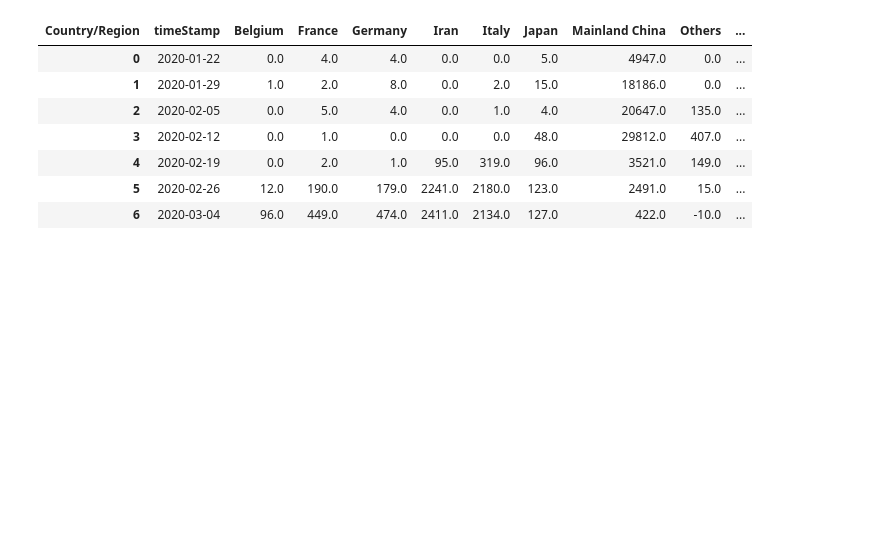
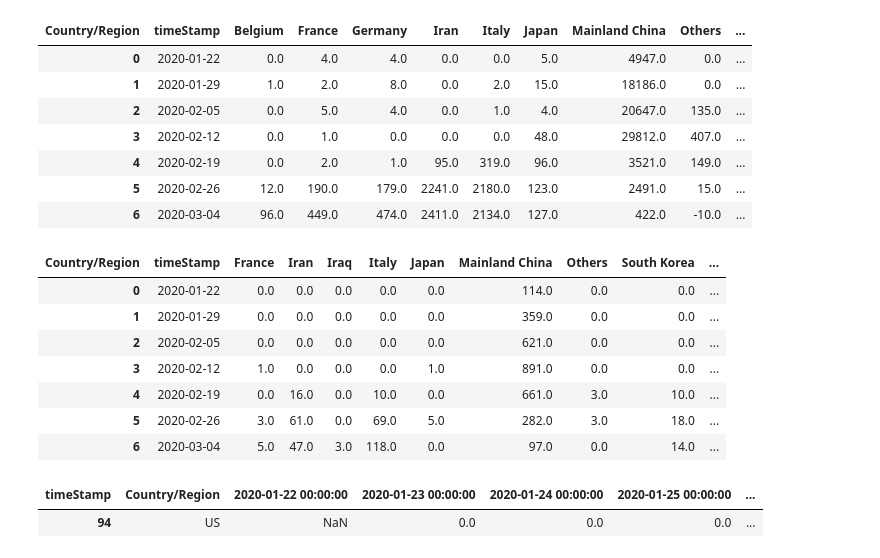
Before and after one commit to mchirico/COVID-19, a Jupyter notebook: COVID_19.ipynb, the cells around one changed output. Saved outputs shown, nothing was run; the diff lists cells and outputs as text; code cells hidden in the pictures; blank space fills up the shorter version.

```diff
--- a/COVID_19.ipynb
+++ b/COVID_19.ipynb
@@ -74,3 +76,8 @@ d.head()
 | 2 | Chongqing | Mainland China | 30.0572 | 107.8740 | 6 | 9 | 27 | 57 | 75 | ... |
 | 3 | Fujian | Mainland China | 26.0789 | 117.9874 | 1 | 5 | 10 | 18 | 35 | ... |
 | 4 | Gansu | Mainland China | 36.0611 | 103.8343 | 0 | 2 | 2 | 4 | 7 | ... |
+# %%
+# Deaths
+url='https://raw.githubusercontent.com/CSSEGISandData/COVID-19/master/csse_covid_19_data/csse_covid_19_time_series/time_series_19-covid-Deaths.csv'
+dt=pd.read_csv(url)
+dt.head()
@@ -86,3 +100,9 @@ m.head()
 | 2 | Chongqing | Mainland China | 30.0572 | 107.8740 | 2020-01-22 | 6 |
 | 3 | Fujian | Mainland China | 26.0789 | 117.9874 | 2020-01-22 | 1 |
 | 4 | Gansu | Mainland China | 36.0611 | 103.8343 | 2020-01-22 | 0 |
+# %%
+# deaths
+mt=pd.melt(dt, id_vars=['Province/State', 'Country/Region', 'Lat', 'Long'], value_vars=d.columns[4::])
+mt.columns = ['Province/State', 'Country/Region', 'Lat', 'Long', 'timeStamp', 'value']
+mt['timeStamp'] = mt['timeStamp'].apply(lambda x: datetime.strptime(x,'%m/%d/%y'))
+mt.head()
@@ -103,3 +130,13 @@ n.head()
 | Anhui | Mainland China | 31.8257 | 117.2264 | 1 | 9 | 15 | 39 | 60 | ... |
 | Beijing | Mainland China | 40.1824 | 116.4142 | 14 | 22 | 36 | 41 | 68 | ... |
 | Bergen County, NJ | US | 40.9263 | -74.0770 | 0 | 0 | 0 | 0 | 0 | ... |
+# %%
+# Deaths
+nt=pd.pivot_table(mt, values='value', index=['Province/State', 'Country/Region', 'Lat', 'Long'],
+                    columns=['timeStamp'], aggfunc=np.sum)
+nst=pd.pivot_table(mt, values='value', index=['Country/Region'],
+                    columns=['timeStamp'], aggfunc=np.sum)
+nst = nst.diff(axis=1)
+nst=nst.reset_index()
+nst.columns
+nst[nst[nst.columns[44]]>0]
@@ -195,3 +242,32 @@ pp.head(400)
 | 4 | 2020-02-19 | 0.0 | 2.0 | 1.0 | 95.0 | 319.0 | 96.0 | 3521.0 | 149.0 | ... |
 | 5 | 2020-02-26 | 12.0 | 190.0 | 179.0 | 2241.0 | 2180.0 | 123.0 | 2491.0 | 15.0 | ... |
 | 6 | 2020-03-04 | 96.0 | 449.0 | 474.0 | 2411.0 | 2134.0 | 127.0 | 422.0 | -10.0 | ... |
+# %%
+# Deaths
+nmt=pd.melt(nst, id_vars=['Country/Region'], value_vars=ns.columns[1::])
+
+
+
+mySet = list(nmt[nmt['value'] > 1]['Country/Region'].drop_duplicates())
+
+t = nmt[nmt['Country/Region'].isin(mySet)]
+p = pd.pivot_table(t, values='value', index=['timeStamp'], columns=['Country/Region'], aggfunc=np.sum)
+
+
+# 1 week intervals
+pp = p.resample('7d').apply(np.sum).reset_index()
+pp.head(400)
+# %% [output]
+| Country/Region | timeStamp | France | Iran | Iraq | Italy | Japan | Mainland China | Others | South Korea | ... |
+| 0 | 2020-01-22 | 0.0 | 0.0 | 0.0 | 0.0 | 0.0 | 114.0 | 0.0 | 0.0 | ... |
+| 1 | 2020-01-29 | 0.0 | 0.0 | 0.0 | 0.0 | 0.0 | 359.0 | 0.0 | 0.0 | ... |
+| 2 | 2020-02-05 | 0.0 | 0.0 | 0.0 | 0.0 | 0.0 | 621.0 | 0.0 | 0.0 | ... |
+| 3 | 2020-02-12 | 1.0 | 0.0 | 0.0 | 0.0 | 1.0 | 891.0 | 0.0 | 0.0 | ... |
+| 4 | 2020-02-19 | 0.0 | 16.0 | 0.0 | 10.0 | 0.0 | 661.0 | 3.0 | 10.0 | ... |
+| 5 | 2020-02-26 | 3.0 | 61.0 | 0.0 | 69.0 | 5.0 | 282.0 | 3.0 | 18.0 | ... |
+| 6 | 2020-03-04 | 5.0 | 47.0 | 3.0 | 118.0 | 0.0 | 97.0 | 0.0 | 14.0 | ... |
+# %%
+nst[nst['Country/Region']=='US']
+# %% [output]
+| timeStamp | Country/Region | 2020-01-22 00:00:00 | 2020-01-23 00:00:00 | 2020-01-24 00:00:00 | 2020-01-25 00:00:00 | ... |
+| 94 | US | NaN | 0.0 | 0.0 | 0.0 | ... |
```
Also changed, not shown: parts of 5 cells of this notebook.
